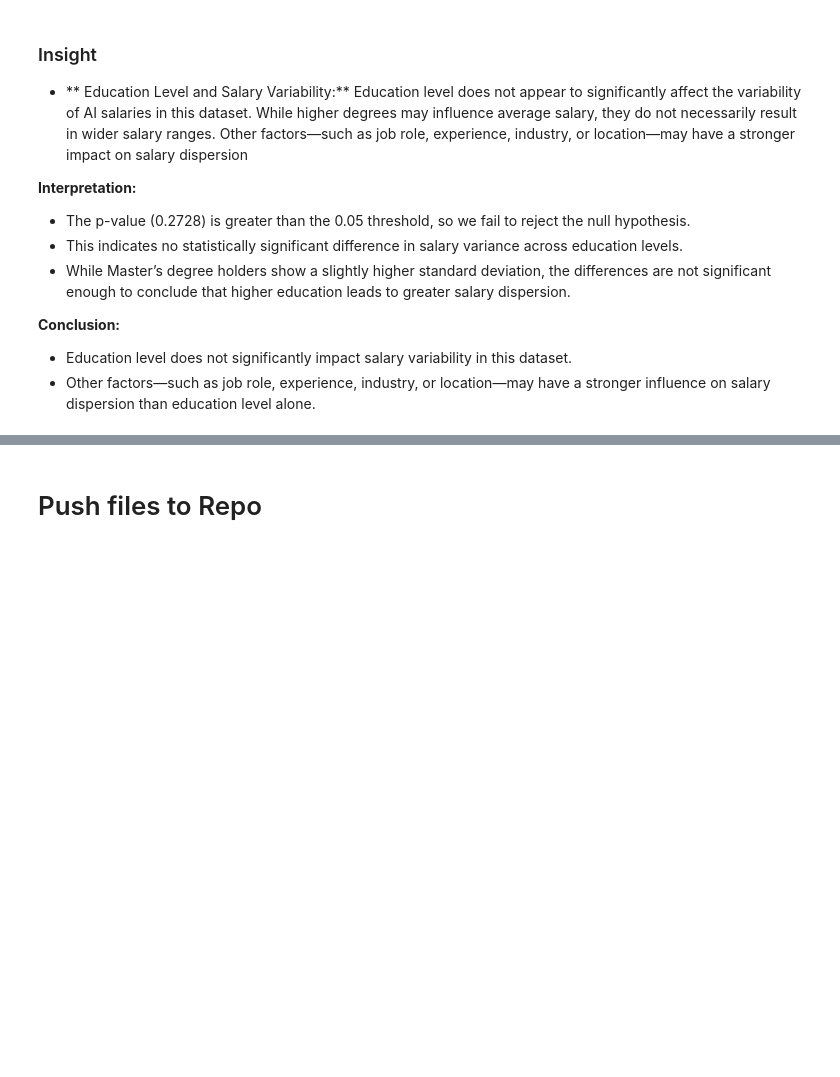
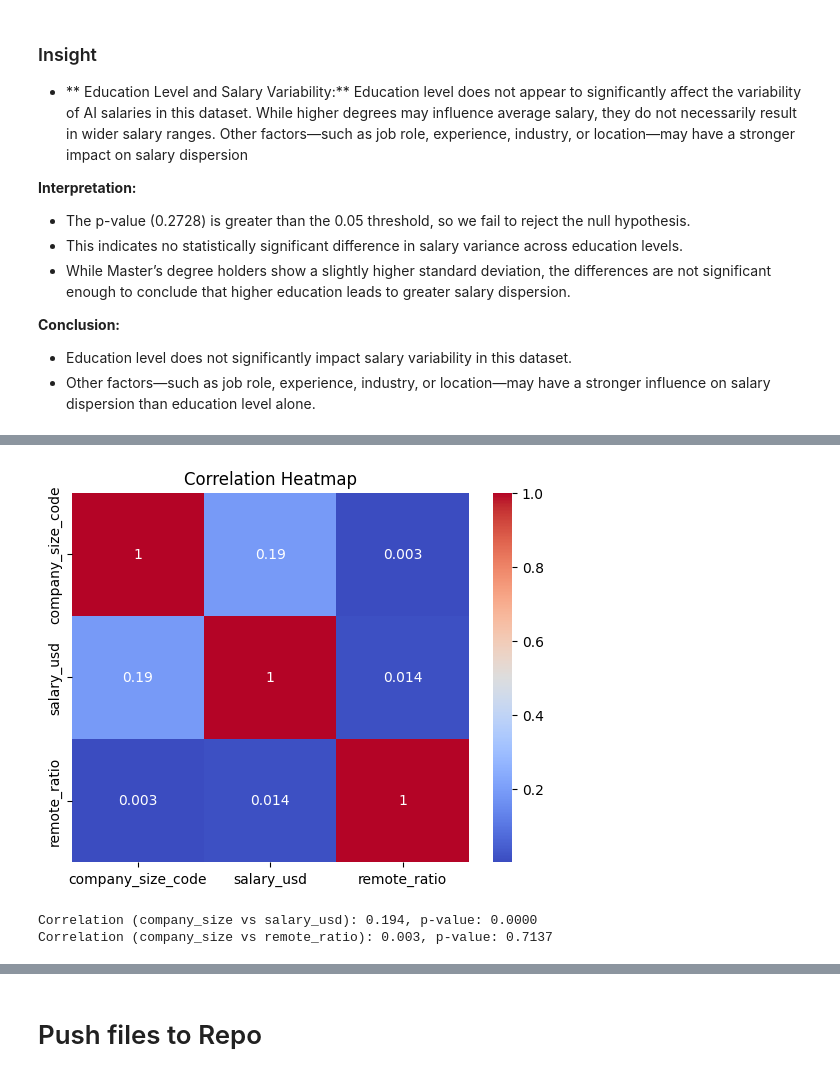
Before and after one commit to tanzilachand/Global-_AI_Job_Market_Salary_Trends_2025, a Jupyter notebook: jupyter_notebooks/Hypothesis_Testing.ipynb, the cells around one changed output, grey strips where cells are left out. Saved outputs shown, nothing was run; the diff lists cells and outputs as text; code cells hidden in the pictures; blank space fills up the shorter version.

```diff
--- a/jupyter_notebooks/Hypothesis_Testing.ipynb
+++ b/jupyter_notebooks/Hypothesis_Testing.ipynb
@@ -547,0 +561,18 @@ Levene’s test statistic: 1.2991, p-value: 0.2728
+# %%
+# Correlation heatmap
+df['company_size_code'] = df['company_size'].map({'S':1, 'M':2, 'L':3})
+corr_matrix = df[['company_size_code','salary_usd','remote_ratio']].corr()
+sns.heatmap(corr_matrix, annot=True, cmap='coolwarm')
+plt.title('Correlation Heatmap')
+plt.show()
+
+# Spearman correlation values
+salary_corr, salary_p = spearmanr(df['company_size_code'], df['salary_usd'])
+remote_corr, remote_p = spearmanr(df['company_size_code'], df['remote_ratio'])
+
+print(f"Correlation (company_size vs salary_usd): {salary_corr:.3f}, p-value: {salary_p:.4f}")
+print(f"Correlation (company_size vs remote_ratio): {remote_corr:.3f}, p-value: {remote_p:.4f}")
+# %% [output]
+[figure, added]
+Correlation (company_size vs salary_usd): 0.194, p-value: 0.0000
+Correlation (company_size vs remote_ratio): 0.003, p-value: 0.7137
```
Also changed, not shown: parts of 3 cells of this notebook.
